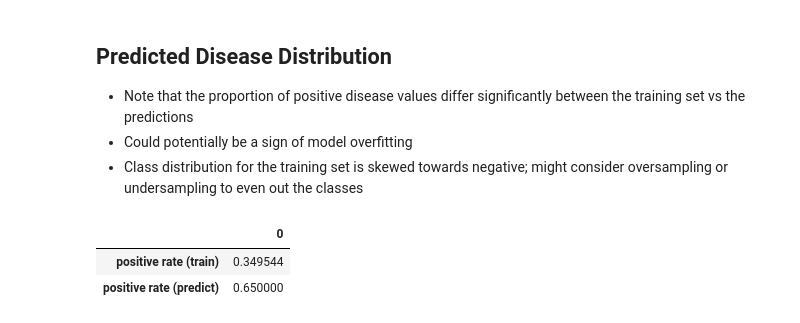
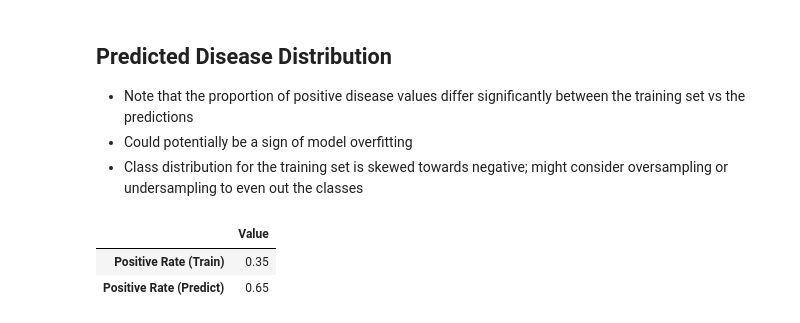
Before and after one commit to tina-may/zeta_disease, a Jupyter notebook: disease_model.ipynb, the cells around one changed output. Saved outputs shown, nothing was run; the diff lists cells and outputs as text; code cells hidden in the pictures.

```diff
--- a/disease_model.ipynb
+++ b/disease_model.ipynb
@@ -237,9 +237,19 @@ plt.show()
 # %%
 positive_rate_train = len(training_df["zeta_disease"].loc[training_df["zeta_disease"] == 1]) / len(training_df)
 positive_rate_predict = len(prediction_df["zeta_disease"].loc[prediction_df["zeta_disease"] == 1]) / len(prediction_df)
-positive_rates = pd.DataFrame({"positive rate (train)": [positive_rate_train], "positive rate (predict)": [positive_rate_predict]})
-positive_rates.T
+positive_rates = pd.DataFrame({"Positive Rate (Train)": [positive_rate_train], "Positive Rate (Predict)": [positive_rate_predict]})
+(
+    positive_rates.T
+    .rename(columns={0: 'Value'})
+    .style
+    .format({'Value': '{:.2f}'})
+    .set_properties(**{
+        'text-align': 'center',
+        'font-size': '12pt',
+        'padding': '8px'
+    })
+)
 # %% [output]
-|  | 0 |
-| positive rate (train) | 0.349544 |
-| positive rate (predict) | 0.650000 |
+|  | Value |
+| Positive Rate (Train) | 0.35 |
+| Positive Rate (Predict) | 0.65 |
```
Also changed, not shown: parts of 3 cells of this notebook.
